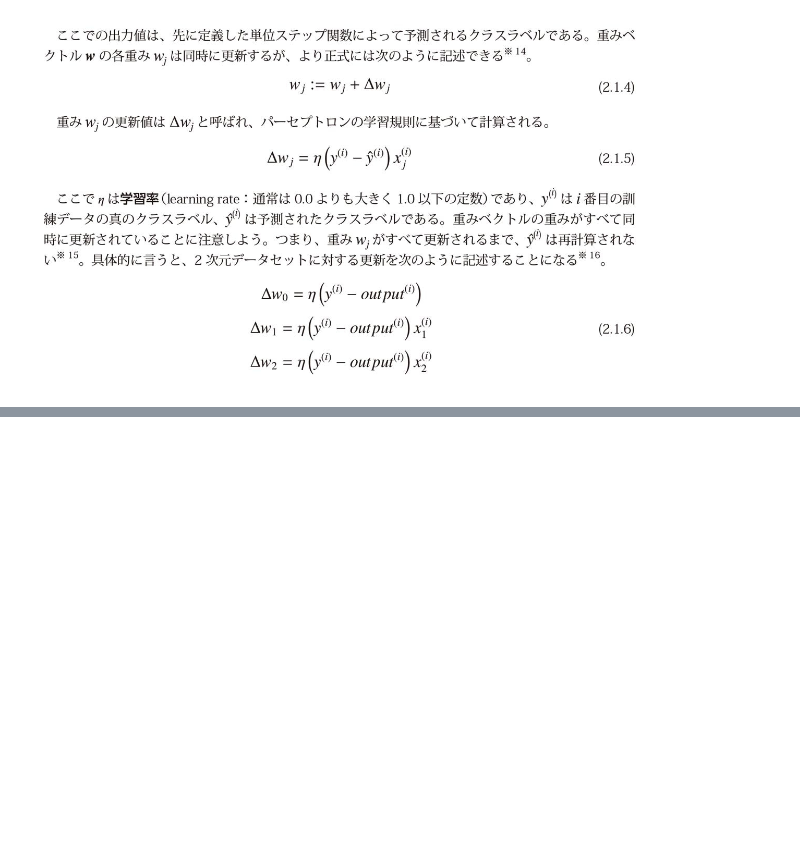
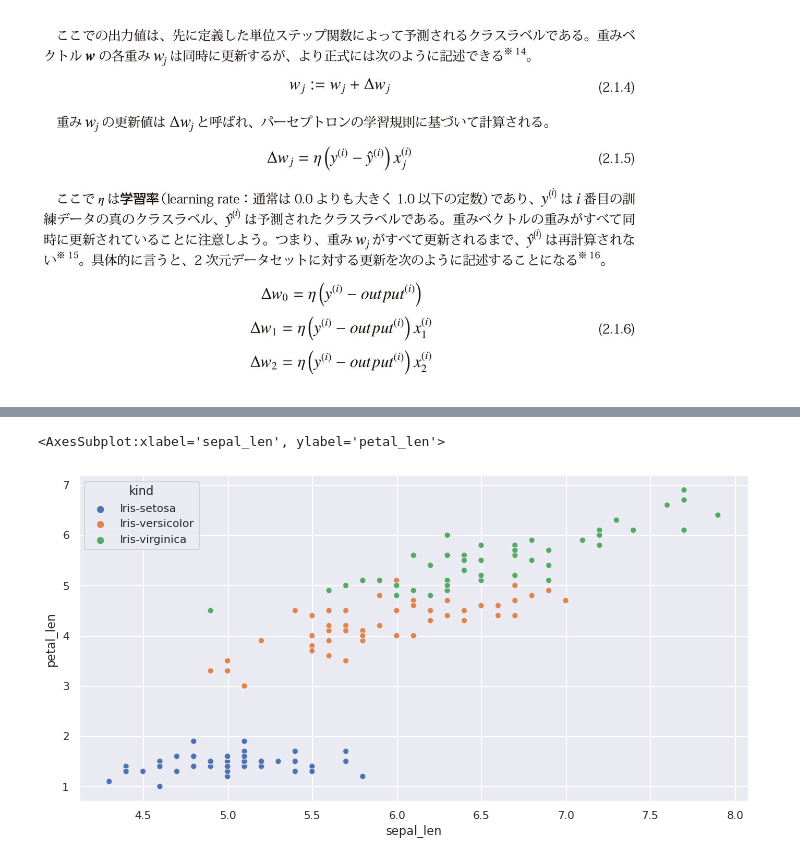
Before and after one commit to sota0121/datascience-exercise, a Jupyter notebook: ml-basic/python-ml-book_00.ipynb, the cells around one changed output, grey strips where cells are left out. Drawn from its saved outputs; the diff is of its cells as text; code cells hidden in the pictures; blank space fills up the shorter version.

```diff
--- a/ml-basic/python-ml-book_00.ipynb
+++ b/ml-basic/python-ml-book_00.ipynb
@@ -130,0 +240,9 @@ model.fit(X, y)
+# %%
+s = 'https://archive.ics.uci.edu/ml/machine-learning-databases/iris/iris.data'
+print('URL:', s)
+
+df_iris = pd.read_csv(s,
+                 header=None,
+                 encoding='utf-8')
+
+df_iris.tail()
@@ -130,0 +265,11 @@ model.fit(X, y)
+# %%
+train_df = df_iris.rename({0: 'sepal_len', 2: 'petal_len', 4: 'kind'}, axis='columns')
+# %%
+train_df_ = train_df[['sepal_len', 'petal_len', 'kind']].copy()
+# %%
+fig = plt.figure(figsize=(12, 6))
+ax = fig.subplots()
+sns.scatterplot(data=train_df_, x='sepal_len', y='petal_len', hue='kind', ax=ax)
+# %% [output]
+<AxesSubplot:xlabel='sepal_len', ylabel='petal_len'>
+[figure, added]
```
Also changed, not shown: parts of 22 cells of this notebook.
